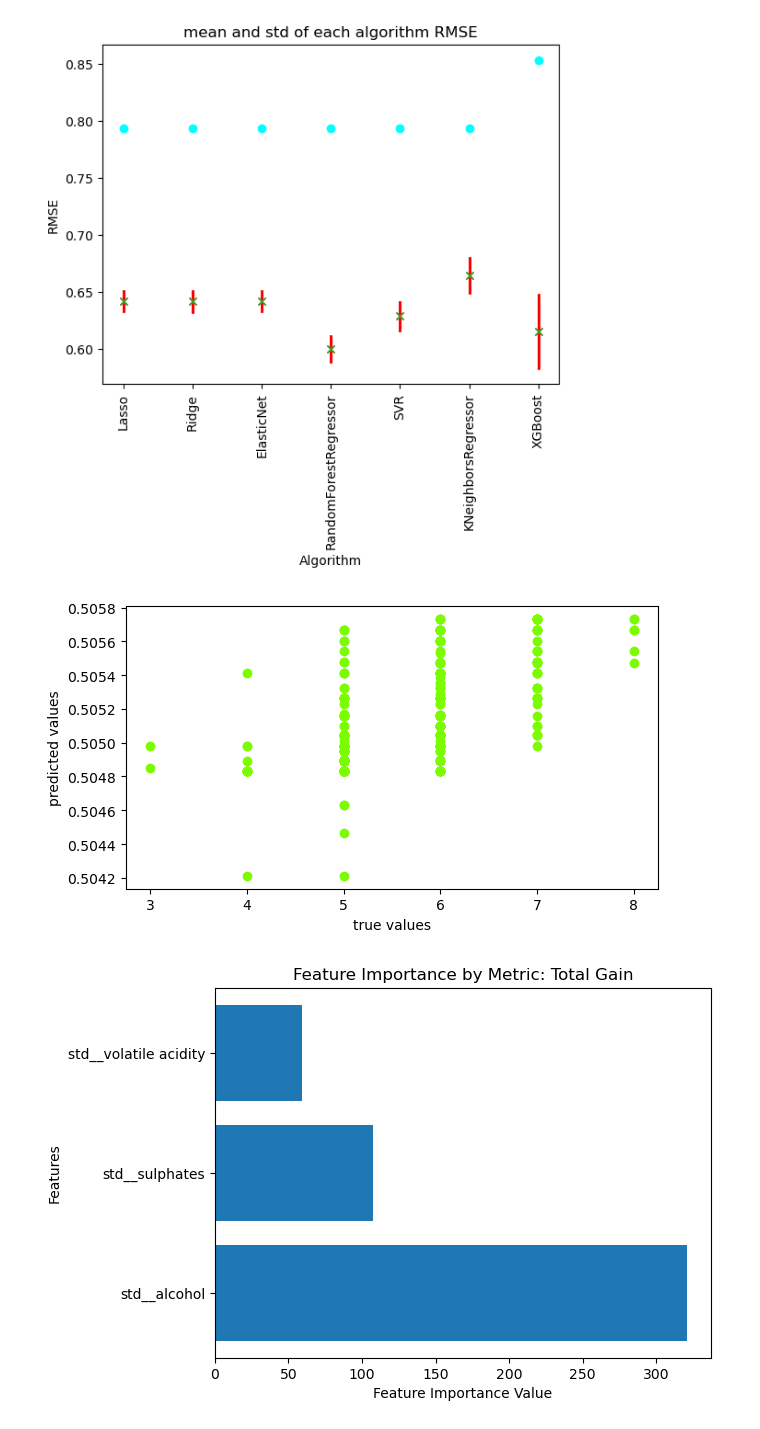
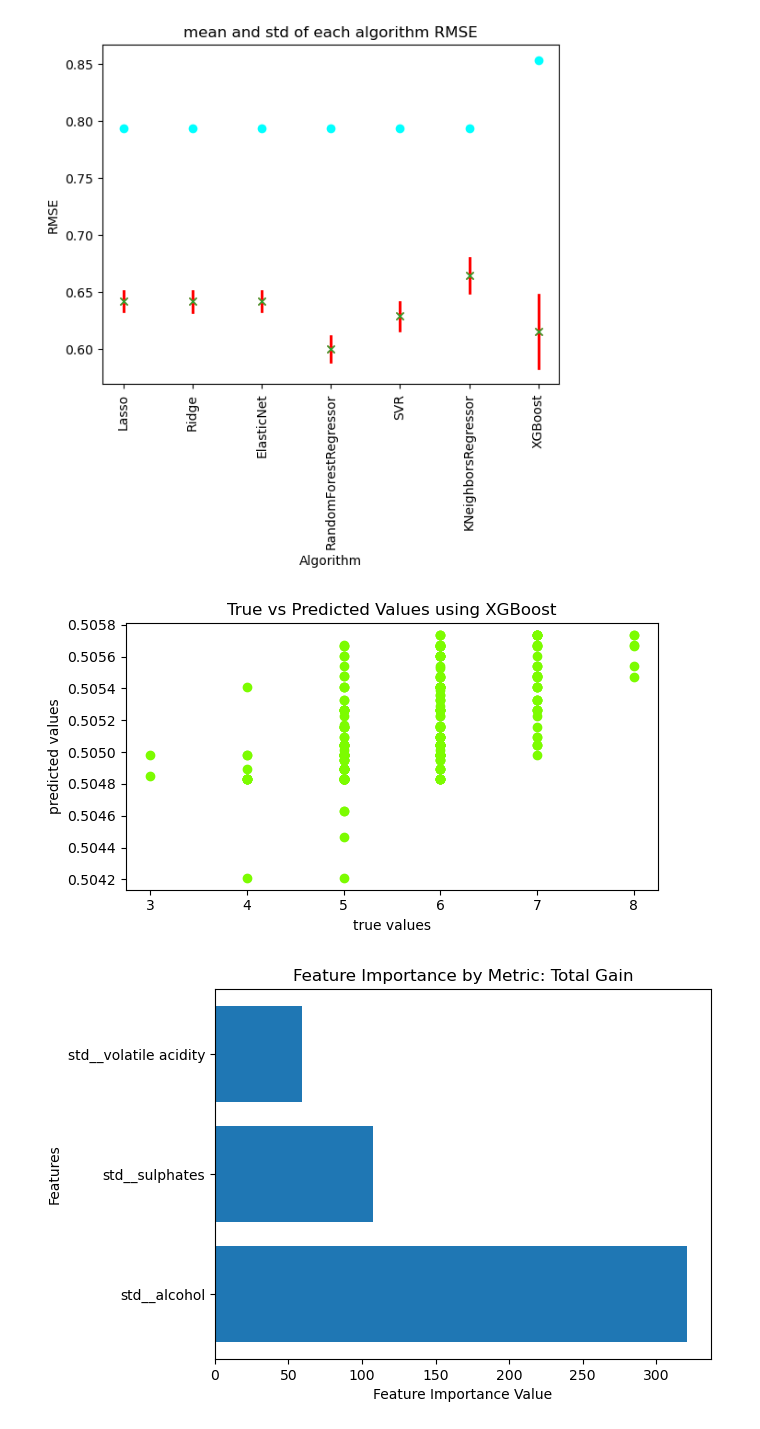
Before and after one commit to numbersix1103/Final, a Jupyter notebook: src/Wine Quality.ipynb, the cells around one changed output. Drawn from its saved outputs; the diff is of its cells as text; code cells hidden in the pictures.

```diff
--- a/src/Wine Quality.ipynb
+++ b/src/Wine Quality.ipynb
@@ -581,16 +581,17 @@ plt.savefig("../Figures/uncertain", dpi = 300, bbox_inches = "tight")
 plt.show()
 # %% [output]
 [figure]
-# %%
-plt.figure(figsize=(6.4, 3.6))
-plt.scatter(y_test, chosen_model.predict(X_test_prep), label = 'true data', color = "lawngreen")
-plt.xlabel('true values')
-plt.ylabel('predicted values')
-plt.title('')
-plt.tight_layout()
-plt.show()
-# %% [output]
-[figure, removed]
+# %%
+plt.figure(figsize=(6.4, 3.6))
+plt.scatter(y_test, chosen_model.predict(X_test_prep), label = 'true data', color = "lawngreen")
+plt.xlabel('true values')
+plt.ylabel('predicted values')
+plt.title('True vs Predicted Values using XGBoost')
+plt.tight_layout()
+plt.savefig("../Figures/true v pred", dpi = 300, bbox_inches = "tight")
+plt.show()
+# %% [output]
+[figure, added]
 # %%
 pd.set_option('display.max_colwidth', None)
 chosen_model = best_models.iloc[8, 0]
```
Also changed, not shown: parts of 4 cells of this notebook, 1 other file.
